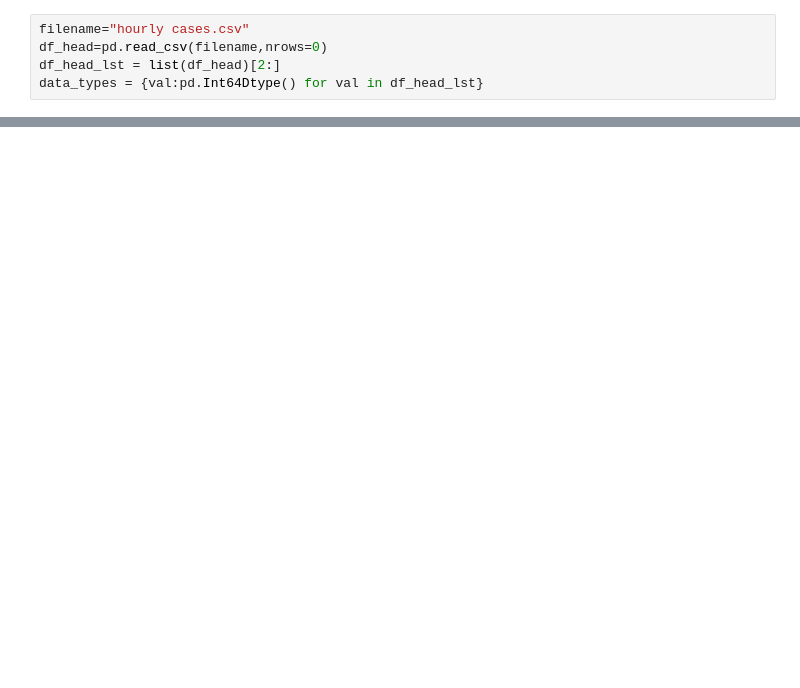
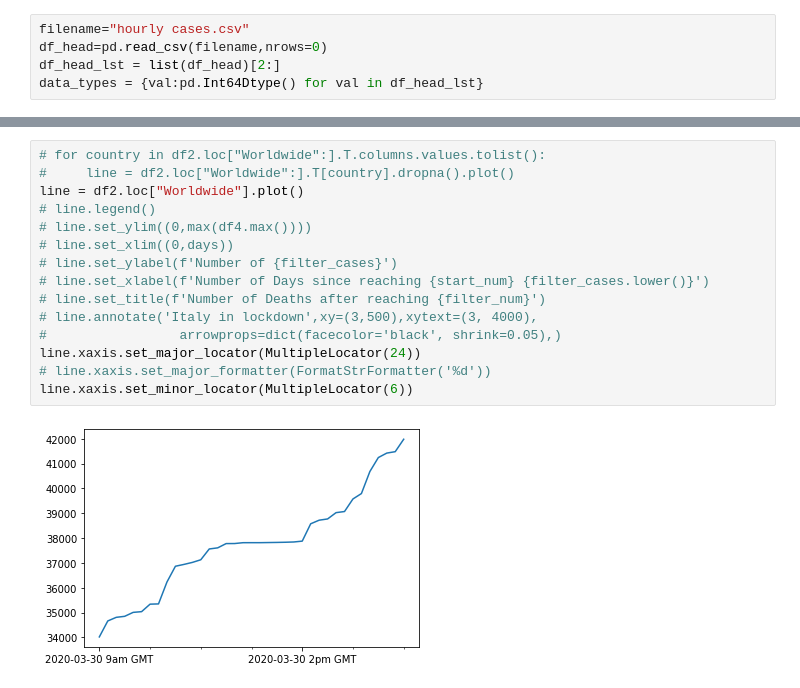
Before and after one commit to Ajeet94/coronavirus, a Jupyter notebook: coronavirus_hourly_analysis.ipynb, the cells around one changed output, grey strips where cells are left out. Saved outputs shown, nothing was run; the diff lists cells and outputs as text; blank space fills up the shorter version.

```diff
--- a/coronavirus_hourly_analysis.ipynb
+++ b/coronavirus_hourly_analysis.ipynb
@@ -49,0 +107,17 @@ df.xs('Deaths',level=1)
+# %%
+# for country in df2.loc["Worldwide":].T.columns.values.tolist():
+#     line = df2.loc["Worldwide":].T[country].dropna().plot()
+line = df2.loc["Worldwide"].plot()
+# line.legend()
+# line.set_ylim((0,max(df4.max())))
+# line.set_xlim((0,days))
+# line.set_ylabel(f'Number of {filter_cases}')
+# line.set_xlabel(f'Number of Days since reaching {start_num} {filter_cases.lower()}')
+# line.set_title(f'Number of Deaths after reaching {filter_num}')
+# line.annotate('Italy in lockdown',xy=(3,500),xytext=(3, 4000),
+#                 arrowprops=dict(facecolor='black', shrink=0.05),)
+line.xaxis.set_major_locator(MultipleLocator(24))
+# line.xaxis.set_major_formatter(FormatStrFormatter('%d'))
+line.xaxis.set_minor_locator(MultipleLocator(6))
+# %% [output]
+[figure, added]
```
Also changed, not shown: parts of 5 cells of this notebook, 22 other files.
